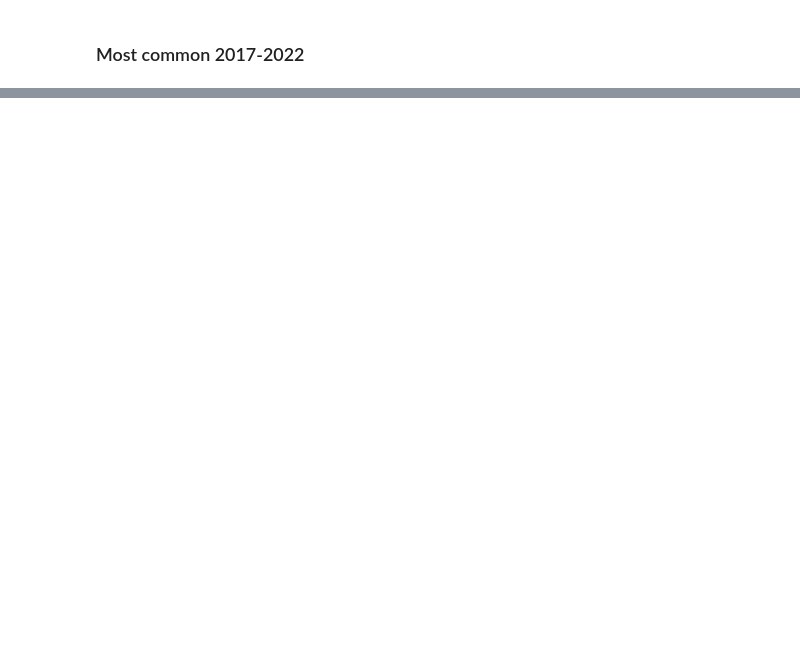
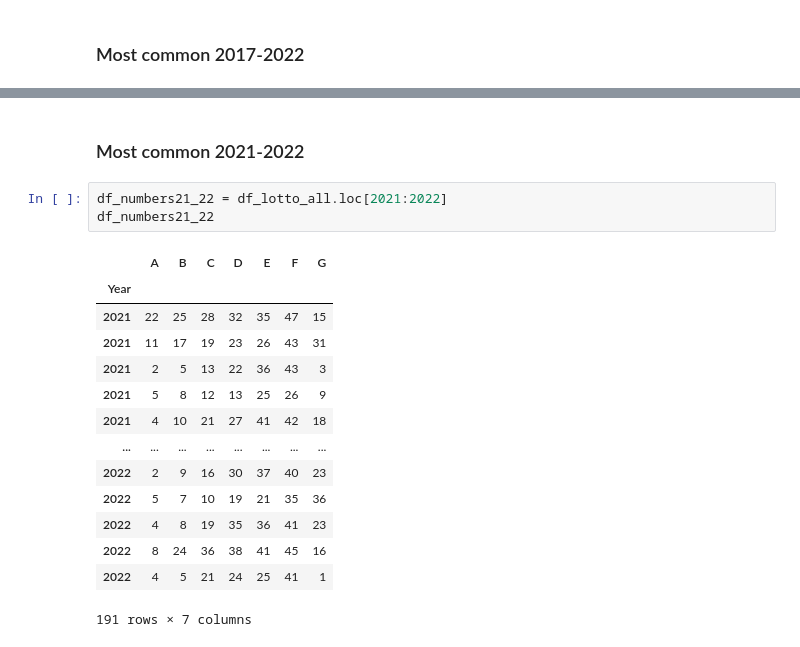
Before and after one commit to killfoley/Lotto-Scraping, a Jupyter notebook: Lotto results notebook.ipynb, the cells around one changed output, grey strips where cells are left out. Cells and saved outputs as stored; diff of their text form; blank space fills up the shorter version.

Commit message:
updated irish lotto results

```diff
--- a/Lotto results notebook.ipynb
+++ b/Lotto results notebook.ipynb
@@ -1123,0 +1124,20 @@ for r in dictionary_numbers17_22_sorted[:20]:
+# %% [markdown]
+### Most common 2021-2022
+# %%
+df_numbers21_22 = df_lotto_all.loc[2021:2022]
+df_numbers21_22
+# %% [output]
+|  | A | B | C | D | E | F | G |
+| Year |  |  |  |  |  |  |  |
+| 2021 | 22 | 25 | 28 | 32 | 35 | 47 | 15 |
+| 2021 | 11 | 17 | 19 | 23 | 26 | 43 | 31 |
+| 2021 | 2 | 5 | 13 | 22 | 36 | 43 | 3 |
+| 2021 | 5 | 8 | 12 | 13 | 25 | 26 | 9 |
+| 2021 | 4 | 10 | 21 | 27 | 41 | 42 | 18 |
+| ... | ... | ... | ... | ... | ... | ... | ... |
+| 2022 | 2 | 9 | 16 | 30 | 37 | 40 | 23 |
+| 2022 | 5 | 7 | 10 | 19 | 21 | 35 | 36 |
+| 2022 | 4 | 8 | 19 | 35 | 36 | 41 | 23 |
+| 2022 | 8 | 24 | 36 | 38 | 41 | 45 | 16 |
+| 2022 | 4 | 5 | 21 | 24 | 25 | 41 | 1 |
+191 rows × 7 columns
```
Also changed, not shown: parts of 26 cells of this notebook, 1 other file.
